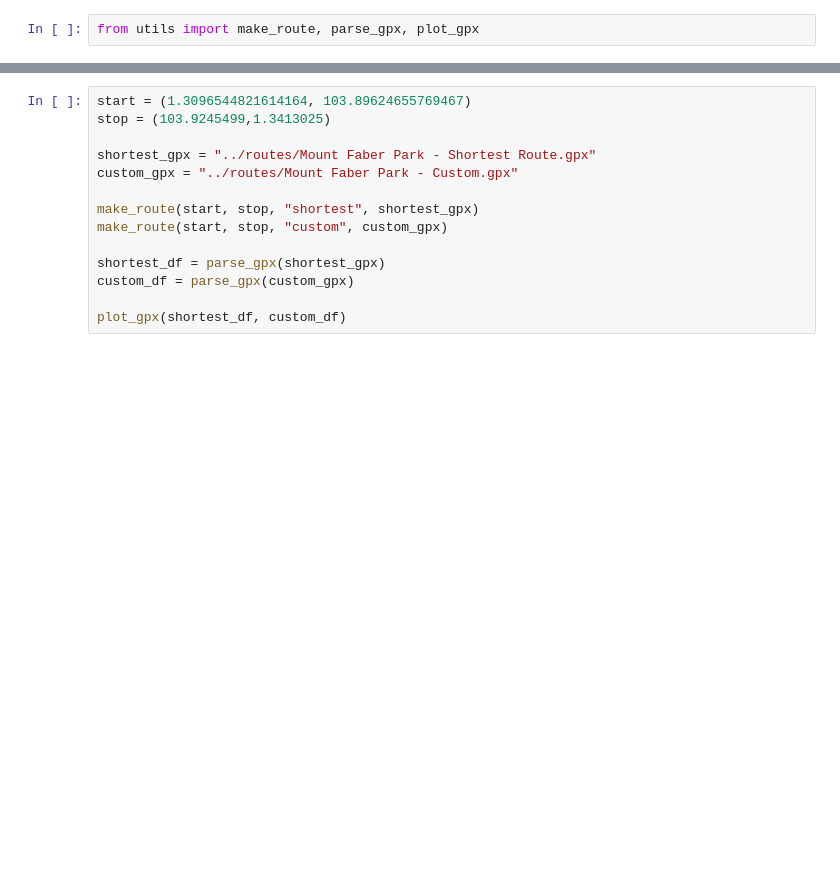
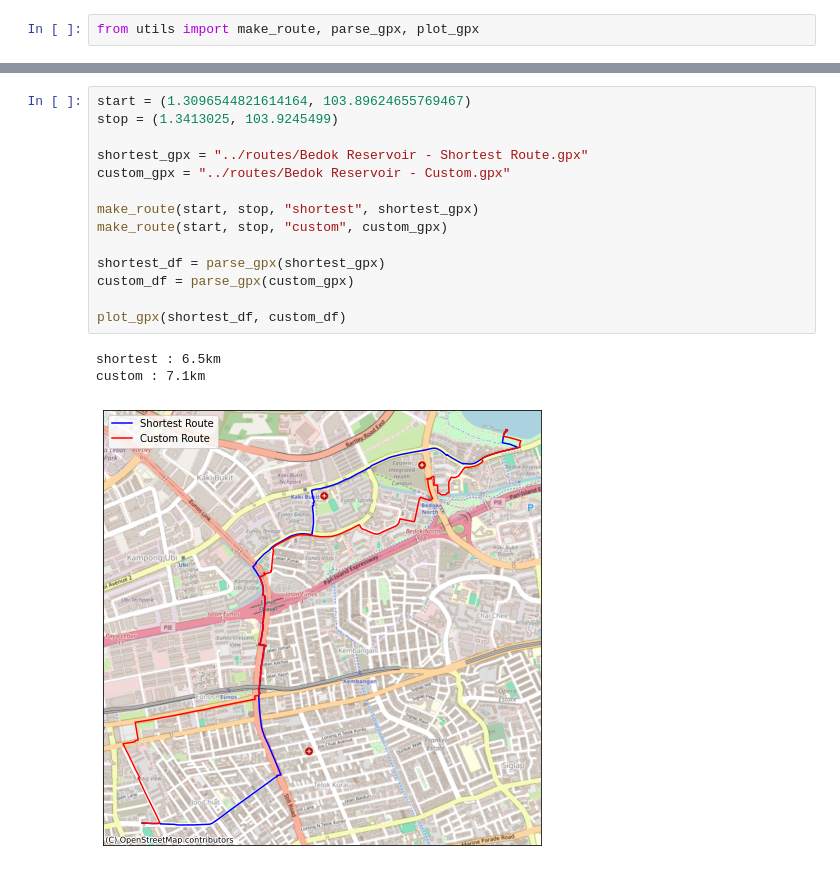
Before and after one commit to evgeniyarbatov/understand-running-routes, a Jupyter notebook: notebooks/Singapore Routes.ipynb, the cells around one changed output, grey strips where cells are left out. Cells and saved outputs as stored; diff of their text form; blank space fills up the shorter version.

```diff
--- a/notebooks/Singapore Routes.ipynb
+++ b/notebooks/Singapore Routes.ipynb
@@ -75,14 +75,18 @@ custom : 12.1km
 # %%
 start = (1.3096544821614164, 103.89624655769467)
-stop = (103.9245499,1.3413025)
+stop = (1.3413025, 103.9245499)
 
-shortest_gpx = "../routes/Mount Faber Park - Shortest Route.gpx"
-custom_gpx = "../routes/Mount Faber Park - Custom.gpx"
+shortest_gpx = "../routes/Bedok Reservoir - Shortest Route.gpx"
+custom_gpx = "../routes/Bedok Reservoir - Custom.gpx"
 
 make_route(start, stop, "shortest", shortest_gpx)
 make_route(start, stop, "custom", custom_gpx)
 
 shortest_df = parse_gpx(shortest_gpx)
 custom_df = parse_gpx(custom_gpx)
 
 plot_gpx(shortest_df, custom_df)
+# %% [output]
+shortest : 6.5km
+custom : 7.1km
+[figure, added]
```
Also changed, not shown: parts of 4 cells of this notebook, 10 other files.
